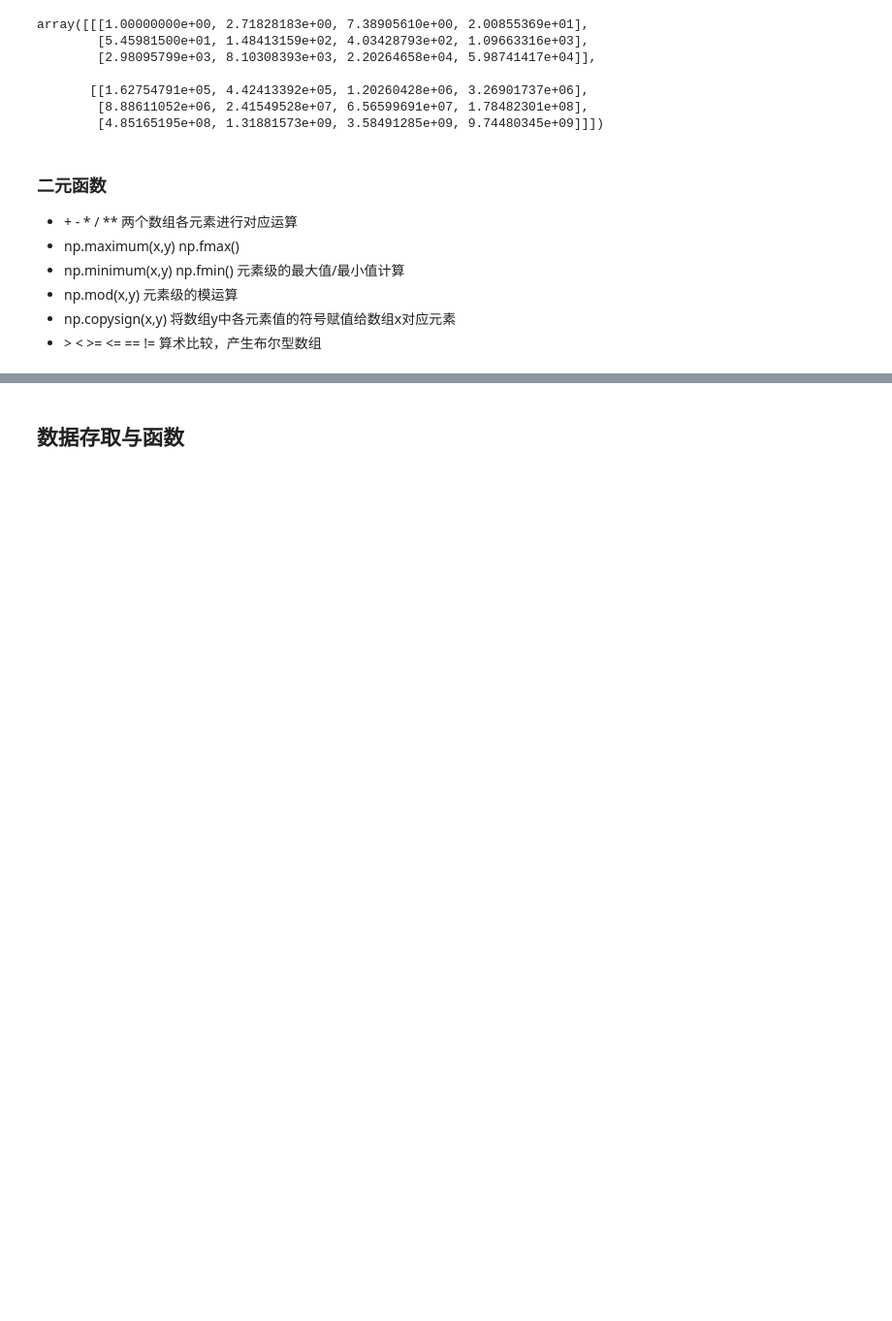
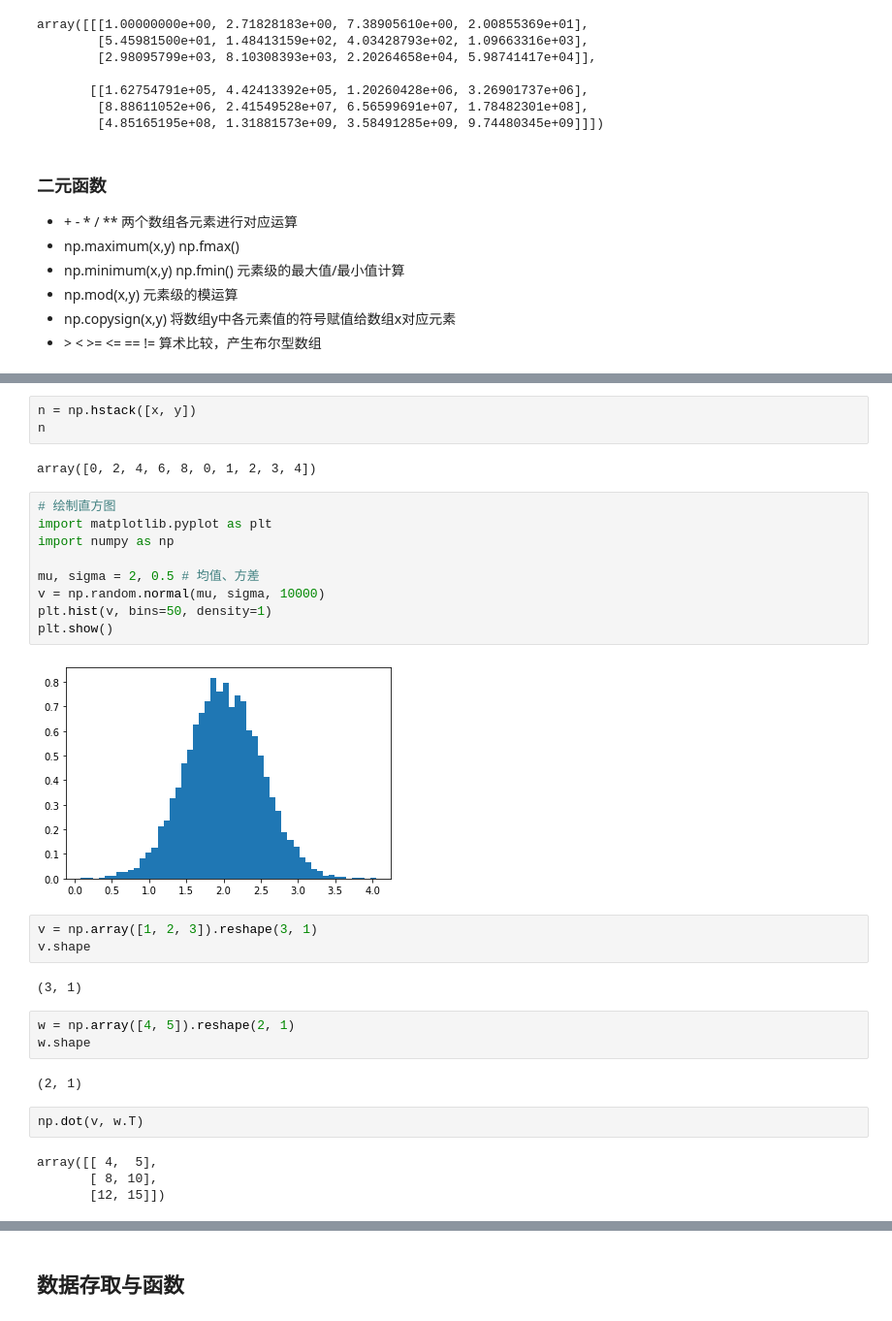
Before and after one commit to Pokoai/Data-Analysis-and-Display, a Jupyter notebook: Python数据分析与展示.ipynb, the cells around one changed output, grey strips where cells are left out. Shown at 97% size. Cells and saved outputs as stored; diff of their text form; blank space fills up the shorter version.

```diff
--- a/Python数据分析与展示.ipynb
+++ b/Python数据分析与展示.ipynb
@@ -334,3 +443,35 @@ array([[[1.00000000e+00, 2.71828183e+00, 7.38905610e+00, 2.00855369e+01],
+# %%
+n = np.hstack([x, y])
+n
+# %% [output]
+array([0, 2, 4, 6, 8, 0, 1, 2, 3, 4])
+# %%
+# 绘制直方图
+import matplotlib.pyplot as plt
+import numpy as np
+
+mu, sigma = 2, 0.5 # 均值、方差
+v = np.random.normal(mu, sigma, 10000)
+plt.hist(v, bins=50, density=1)
+plt.show()
+# %% [output]
+[figure, added]
+# %%
+v = np.array([1, 2, 3]).reshape(3, 1)
+v.shape
+# %% [output]
+(3, 1)
+# %%
+w = np.array([4, 5]).reshape(2, 1)
+w.shape
+# %% [output]
+(2, 1)
+# %%
+np.dot(v, w.T)
+# %% [output]
+array([[ 4,  5],
+       [ 8, 10],
+       [12, 15]])
 # %% [markdown]
 **小结 1**
 ![](https://img.arctee.cn/qiniu_picgo/DV01-Numpy1.png)
```
Also changed, not shown: parts of 19 cells of this notebook.
